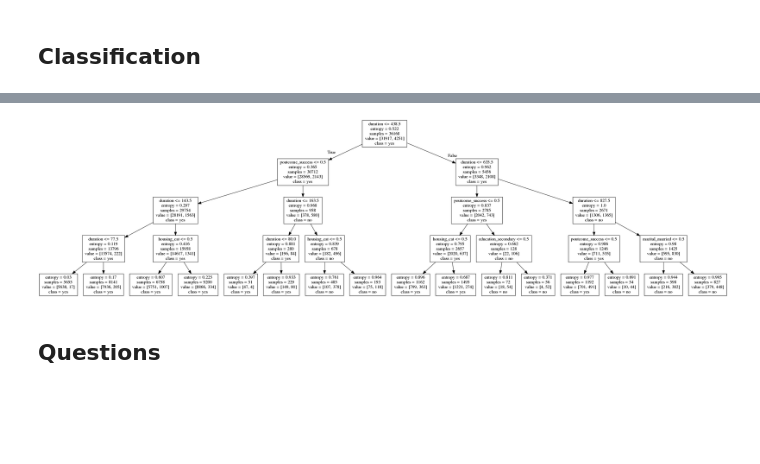
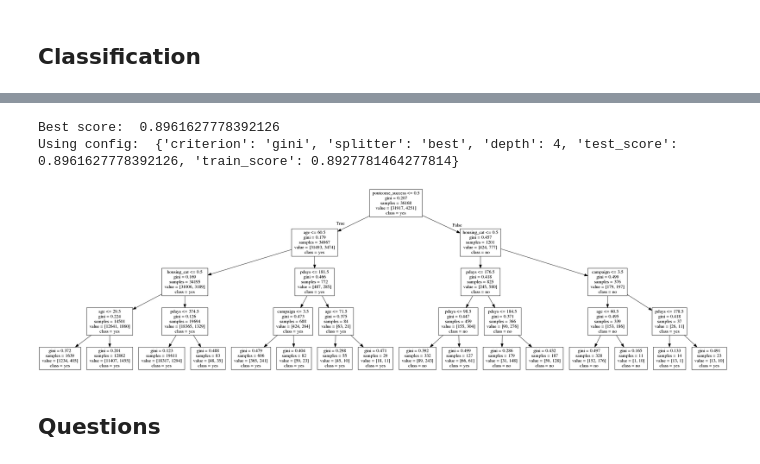
Before and after one commit to sbernal93/idss-project, a Jupyter notebook: bank.ipynb, the cells around one changed output, grey strips where cells are left out. Cells and saved outputs as stored; diff of their text form; code cells hidden in the pictures; blank space fills up the shorter version.

```diff
--- a/bank.ipynb
+++ b/bank.ipynb
@@ -151,8 +160,2 @@ bank_with_dummies.describe()
 # %% [markdown]
 ## Classification
-# %%
-# Train-Test split: 20% test data
-bankcl = bank_with_dummies
-data_drop_deposite = bankcl.drop('deposit', 1)
-label = bankcl.deposit
-data_train, data_test, label_train, label_test = train_test_split(data_drop_deposite, label, test_size = 0.2, random_state = 50)
@@ -187,16 +194,23 @@ Using config:  {'criterion': 'entropy', 'splitter': 'best', 'depth': 4, 'test_sc
 # %%
-features = bankcl.drop('deposit', 1).columns.tolist()
-tree.export_graphviz(dt, out_file='tree.dot', class_names=['yes','no'], feature_names=features)
+def show_tree(dt, features, label='full'):
+    tree.export_graphviz(dt, out_file='tree.dot', class_names=['yes','no'], feature_names=features)
+    filename = label + "tree.png"
+    check_call(['dot','-Tpng','tree.dot','-o',filename])
 
-check_call(['dot','-Tpng','tree.dot','-o','tree.png'])
-
-# Annotating chart with PIL
-img = Image.open("tree.png")
-draw = ImageDraw.Draw(img)
-img.save('tree.png')
-PImage("tree.png")
+    # Annotating chart with PIL
+    img = Image.open(filename)
+    draw = ImageDraw.Draw(img)
+    img.save(filename)
+    display(PImage(filename))
-# %% [output]
-[figure, removed]
+# %%
+dt = classification(bank_with_dummies)
+# %% [output]
+Best score:  0.8961627778392126
+Using config:  {'criterion': 'gini', 'splitter': 'best', 'depth': 4, 'test_score': 0.8961627778392126, 'train_score': 0.8927781464277814}
+# %%
+show_tree(dt, bank_with_dummies.drop('deposit', 1).columns.tolist())
+# %% [output]
+[figure, added]
 # %% [markdown]
 ## Questions
 # %%
```
Also changed, not shown: parts of 34 cells of this notebook, 8 other files.
